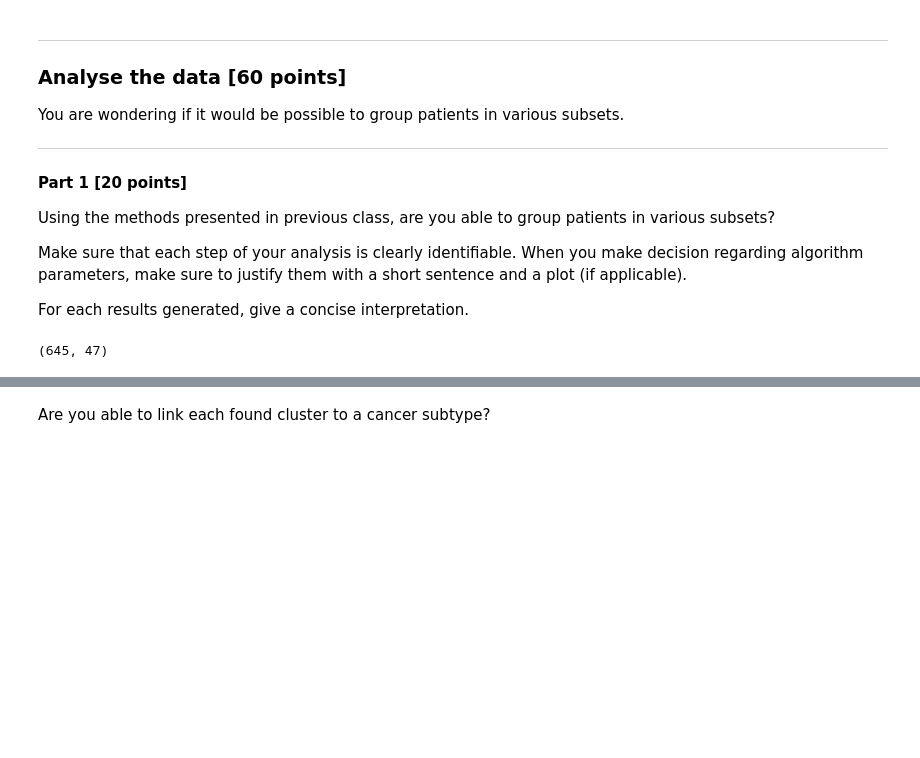
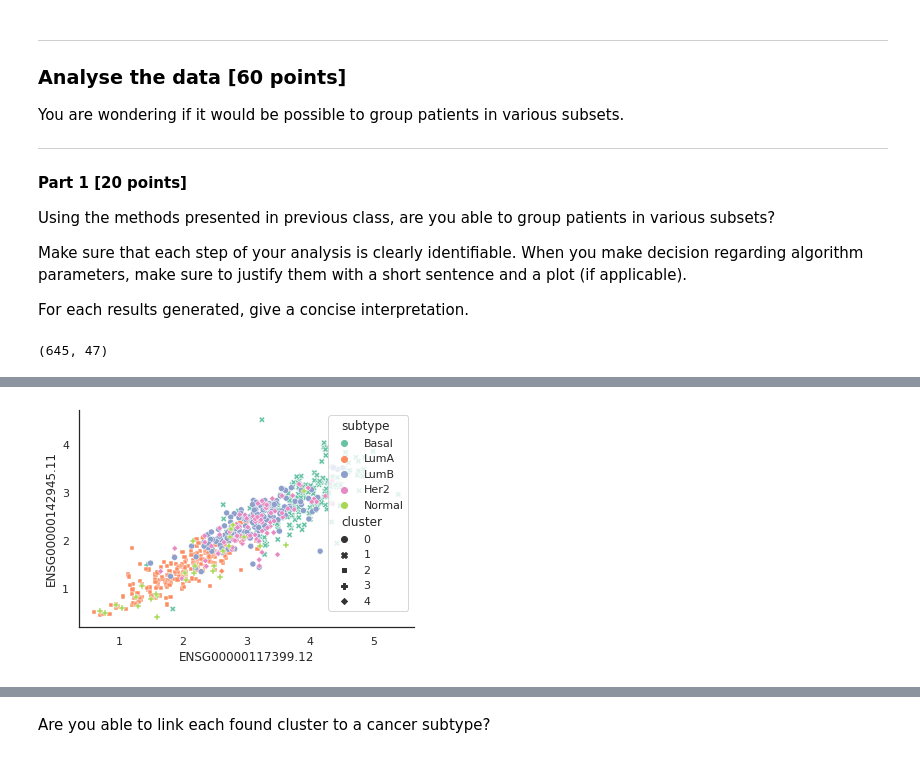
Before and after one commit to nkhetarpal/BIM6065C_S22_data_analysis, a Jupyter notebook: BIM6065C/ds3/data_analysis_3.ipynb, the cells around one changed output, grey strips where cells are left out. Cells and saved outputs as stored; diff of their text form; code cells hidden in the pictures; blank space fills up the shorter version.

```diff
--- a/BIM6065C/ds3/data_analysis_3.ipynb
+++ b/BIM6065C/ds3/data_analysis_3.ipynb
@@ -410,4 +392,4 @@ print("the dimensionality reduction scatter plot is easier to interpret than the
 # %%
 ### Define the data
-P = data_penguin.loc[:, ["flipper_length_mm", "body_mass_g"]]
+P = patient_data.iloc[:,:47]
 P.head()
@@ -414,5 +404,2 @@ P.head()
-# %%
-P = data_penguin.iloc[:,2:6]
-P.head()
 # %%
 len(P)
@@ -421,6 +410,6 @@ random.seed(0) #do not rerun this!!
 # %%
 ### Initiate the k-means algorithm
 ### How many cluster should we use?
-K = 3
+K = 5
 kmean = sklearn.cluster.KMeans(n_clusters=K)
-kmean #empty object with 3 centroids, we want to apply this to our dataset now
+kmean #empty object with K centroids, we want to apply this to our dataset now
@@ -442,3 +473,3 @@ kmeans_P.labels_
 # %%
 ### Add the cluster column
-data_penguin.loc[:,"cluster"] = kmeans_P.labels_
+patient_data.loc[:,"cluster"] = kmeans_P.labels_
@@ -452,0 +486,5 @@ sns.pairplot(data=data_penguin, hue="cluster") #no great clusters tbh, can look
+# %%
+sns.scatterplot(data=patient_data, x=gene_x, y=gene_y, hue="subtype", style="cluster")
+sns.despine() # scatterplot of the cluster and the labels
+# %% [output]
+[figure, added]
```
Also changed, not shown: parts of 28 cells of this notebook.
